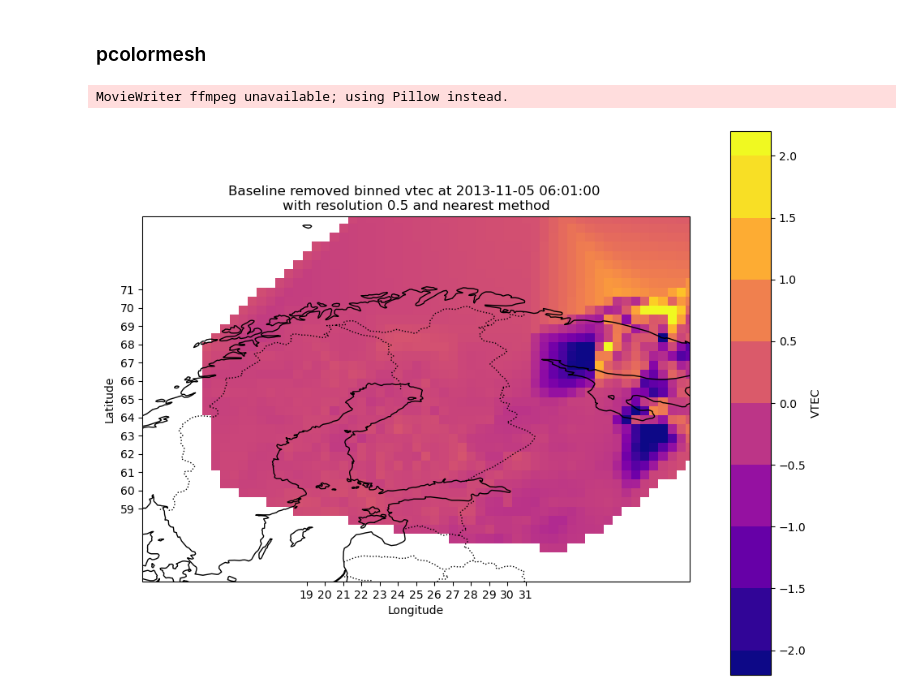
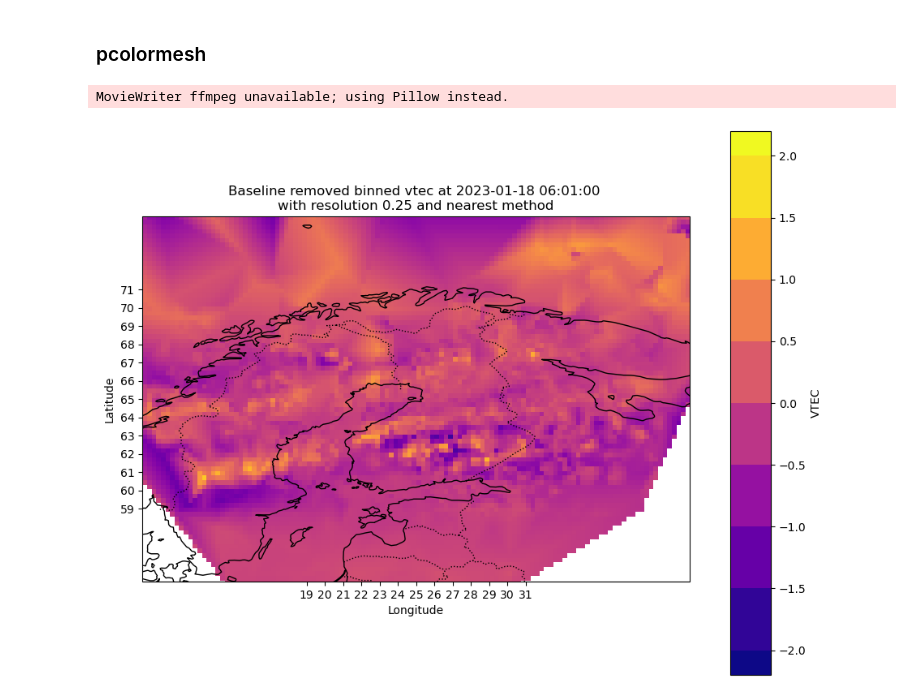
Before and after one commit to kuhaonmaraani/gradu, a Jupyter notebook: kaarianimaatiot.ipynb, the cells around one changed output. Drawn from its saved outputs; the diff is of its cells as text; code cells hidden in the pictures.

```diff
--- a/kaarianimaatiot.ipynb
+++ b/kaarianimaatiot.ipynb
@@ -9,7 +9,7 @@ from matplotlib.animation import FuncAnimation
 import cartopy.feature as cfeature
 from scipy.stats import binned_statistic_2d as histo2D
 # %%
-path = 'data/filtered2013.csv'
+path = 'data/filtered20230118.csv'
 
 dtypes = {'gps_site': str,
  'sat_id': str,
@@ -37,6 +37,7 @@ raw['datetime'] = pd.to_datetime(raw['datetime'])
 # %%
 MIN_ELEVATION = 20
 DAYTIME = [6, 18]
+blip = True
 
 def trim_curve(group):
     group = group.sort_values('datetime')
@@ -50,6 +51,7 @@ data = data[(data['datetime'].dt.hour >=  DAYTIME[0]) &
             (data['datetime'].dt.hour < DAYTIME[1]) &
             (data['elm'] > MIN_ELEVATION)]
 
-data['datetime'] = data['datetime'].dt.floor('T')
+if not blip:
+    data['datetime'] = data['datetime'].dt.floor('min')
 # %% [markdown]
 ## Creating the animation
@@ -55,0 +69,34 @@ data['datetime'] = data['datetime'].dt.floor('T')
+# %%
+if blip:
+
+    frames = sorted(data['datetime'].unique())
+    df0 = data.loc[data['datetime'] == frames[0]]
+
+    fig, ax = plt.subplots(figsize=(10, 10), subplot_kw={'projection': ccrs.PlateCarree()})
+
+    ax.coastlines()
+    ax.add_feature(cfeature.BORDERS, linestyle=':')
+    ax.set_xticks(np.arange(19, 32, 1))
+    ax.set_yticks(np.arange(59, 72, 1))
+    ax.set_xlabel('Longitude')
+    ax.set_ylabel('Latitude')
+    ax.set_xlim(10, 40)
+    ax.set_ylim(55, 75)
+
+    contour = ax.scatter(df0['glon'], df0['gdlat'],c= df0['blrmvd'], cmap='plasma', vmin=-2, vmax=2)
+
+    fig.subplots_adjust(right=0.8)
+    cax = fig.add_axes([0.85, 0.155, 0.05, 0.67])
+
+    cbar = plt.colorbar(contour, cax=cax, orientation='vertical',
+                        extendrect = True, label='VTEC',
+                        ticks=np.arange(-2,2.5,0.5),
+                        boundaries = np.arange(-2,2.5,0.5),
+                        extend='both'
+    )
+
+    animation = FuncAnimation(fig, pp, frames=frames[1:], interval=30)
+
+    animation.save('blip_animation.gif')
+
+    data['datetime'] = data['datetime'].dt.floor('min')
@@ -171,7 +210,7 @@ MovieWriter ffmpeg unavailable; using Pillow instead.
 ### pcolormesh
 # %%
 METHOD = 'nearest'
-RES = 0.5
+RES = 0.25
 
 def mesh(frame):
     df1 = data.loc[data['datetime'] == frame]
@@ -197,31 +236,31 @@ ax.set_xlabel('Longitude')
 ax.set_ylabel('Latitude')
 ax.set_xlim(10, 40)
 ax.set_ylim(55, 75)
 ax.set_title(f'Baseline removed binned vtec at {frames[0]} \nwith resolution {RES} and {METHOD} method')
 
 x_grid = np.arange(min(data['glon']), max(data['glon']) + RES, RES)
 y_grid = np.arange(min(data['gdlat']), max(data['gdlat']) + RES, RES)
 X, Y = np.meshgrid(x_grid, y_grid)
 Z = griddata((df0['glon'], df0['gdlat']), df0['blrmvd'], (X, Y))
 
 contour = ax.pcolormesh(x_grid, y_grid, Z, cmap='plasma', shading='nearest', vmin=-2, vmax=2)
 
 
 
 fig.subplots_adjust(right=0.8)
 cax = fig.add_axes([0.85, 0.155, 0.05, 0.67])
 
 cbar = plt.colorbar(contour, cax=cax, orientation='vertical',
                     extendrect = True, label='VTEC',
                     ticks=np.arange(-2,2.5,0.5),
                     boundaries = np.arange(-2,2.5,0.5),
                     extend='both'
 )
 
 
 animation = FuncAnimation(fig, mesh, frames=frames[1:], interval=30)
 
 animation.save('heatmap_animation_p.gif')
 # %% [output]
 MovieWriter ffmpeg unavailable; using Pillow instead.
-[figure, old version]
+[figure, new version]
```
Also changed, not shown: parts of 5 cells of this notebook, 4 other files.
